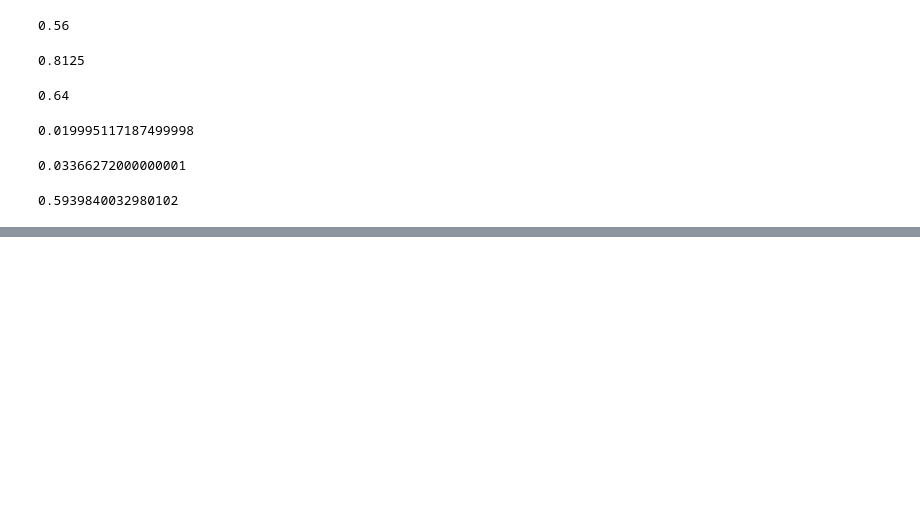
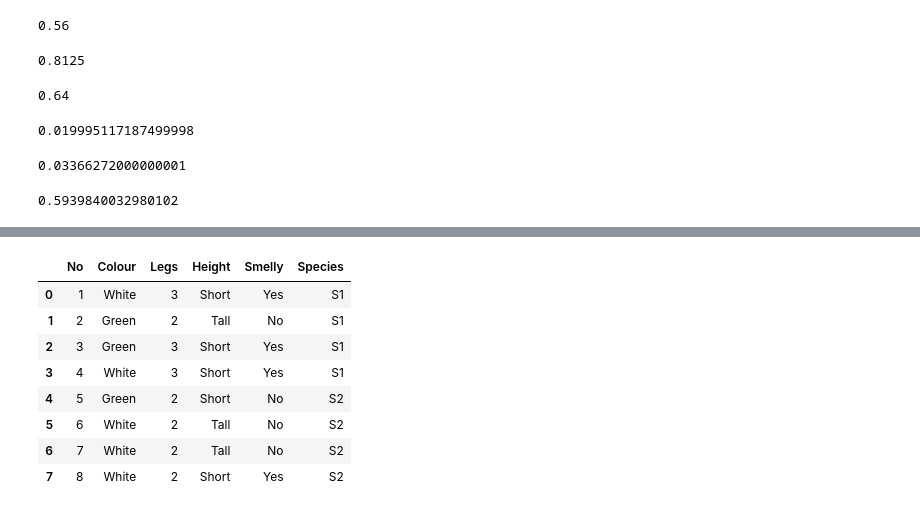
Before and after one commit to Lester-723/Data-Analytics-Projects-, a Jupyter notebook: Practice/Probability & Statistics practice.ipynb, the cells around one changed output, grey strips where cells are left out. Cells and saved outputs as stored; diff of their text form; code cells hidden in the pictures; blank space fills up the shorter version.

```diff
--- a/Practice/Probability & Statistics practice.ipynb
+++ b/Practice/Probability & Statistics practice.ipynb
@@ -328,0 +339,14 @@ probability_yes_provided_condition / probability_total_condition
+# %%
+species_data = pd.read_excel("C:/Users/leste/OneDrive/Desktop/Microsoft VS Code/Github/Data-Analytics-Projects-/Data Files/species_data.xlsx")
+# %%
+species_data
+# %% [output]
+|  | No | Colour | Legs | Height | Smelly | Species |
+| 0 | 1 | White | 3 | Short | Yes | S1 |
+| 1 | 2 | Green | 2 | Tall | No | S1 |
+| 2 | 3 | Green | 3 | Short | Yes | S1 |
+| 3 | 4 | White | 3 | Short | Yes | S1 |
+| 4 | 5 | Green | 2 | Short | No | S2 |
+| 5 | 6 | White | 2 | Tall | No | S2 |
+| 6 | 7 | White | 2 | Tall | No | S2 |
+| 7 | 8 | White | 2 | Short | Yes | S2 |
```
Also changed, not shown: parts of 23 cells of this notebook, 1 other file.
